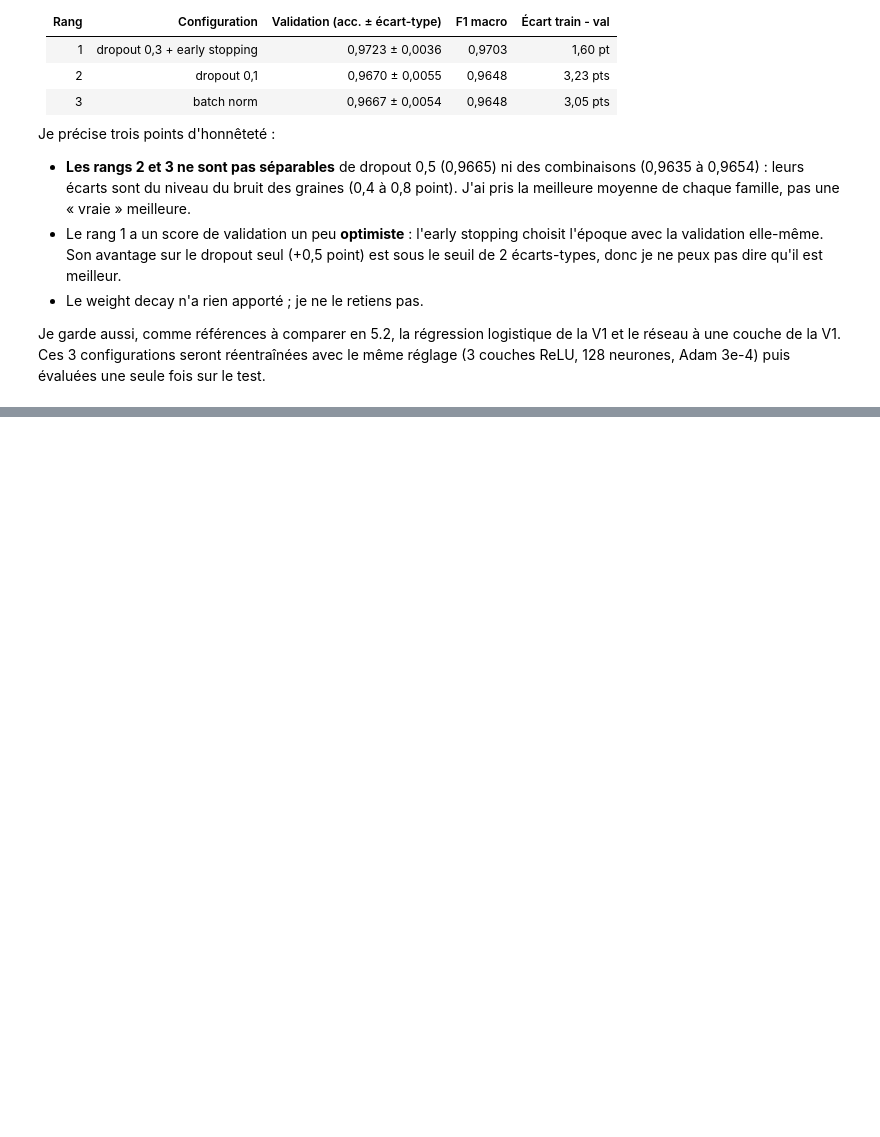
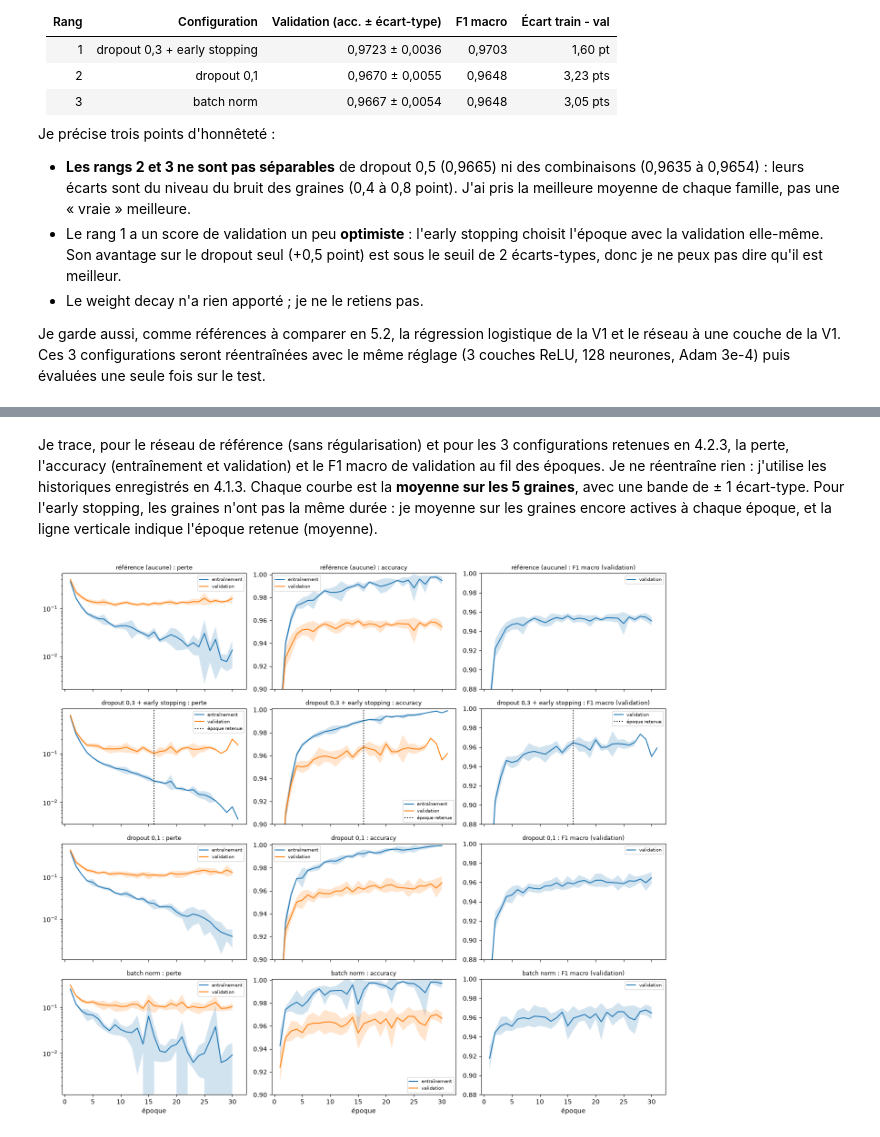
Before and after one commit to MarteOued/-tude-progressive-des-r-seaux-de-neurones-sur-le-jeu-de-donn-es-HAR, a Jupyter notebook: 2_reseau_profond.ipynb, the cells around one changed output, grey strips where cells are left out. Cells and saved outputs as stored; diff of their text form; code cells hidden in the pictures; blank space fills up the shorter version.

```diff
--- a/2_reseau_profond.ipynb
+++ b/2_reseau_profond.ipynb
@@ -606,0 +617,43 @@ print(list(RETENUES))
+# %% [markdown]
+Je trace, pour le réseau de référence (sans régularisation) et pour les 3 configurations retenues en 4.2.3, la perte, l'accuracy (entraînement et validation) et le F1 macro de validation au fil des époques. Je ne réentraîne rien : j'utilise les historiques enregistrés en 4.1.3. Chaque courbe est la **moyenne sur les 5 graines**, avec une bande de ± 1 écart-type. Pour l'early stopping, les graines n'ont pas la même durée : je moyenne sur les graines encore actives à chaque époque, et la ligne verticale indique l'époque retenue (moyenne).
+# %%
+def courbe_moy(nom, cle):
+    # Moyenne et écart-type sur les graines, époque par époque (les graines plus courtes sont ignorées après leur arrêt)
+    h = [hist_reg[(nom, g)][cle] for g in SEEDS]
+    n = max(len(x) for x in h)
+    mat = np.full((len(h), n), np.nan)
+    for k, x in enumerate(h):
+        mat[k, :len(x)] = x
+    return np.nanmean(mat, axis=0), np.nanstd(mat, axis=0, ddof=1)
+
+
+a_tracer = ["référence (aucune)"] + list(RETENUES)
+fig, axes = plt.subplots(len(a_tracer), 3, figsize=(14, 3.1 * len(a_tracer)), sharex="col")
+for r, nom in enumerate(a_tracer):
+    ep_ret = reg_df[reg_df["config"] == nom]["epoque"].mean()
+    for c, (titre, paires) in enumerate([
+            ("perte", [("train_loss", "entraînement"), ("val_loss", "validation")]),
+            ("accuracy", [("train_acc", "entraînement"), ("val_acc", "validation")]),
+            ("F1 macro (validation)", [("val_f1", "validation")])]):
+        ax = axes[r, c]
+        for cle, lab in paires:
+            m, s = courbe_moy(nom, cle)
+            x = np.arange(1, len(m) + 1)
+            ax.plot(x, m, label=lab)
+            ax.fill_between(x, m - s, m + s, alpha=0.2)
+        if "early" in nom:
+            ax.axvline(ep_ret, color="k", linestyle=":", label="époque retenue")
+        ax.set_title(f"{nom} : {titre}", fontsize=9)
+        if titre == "perte":
+            ax.set_yscale("log")
+        if titre == "accuracy":
+            ax.set_ylim(0.9, 1.001)
+        if titre.startswith("F1"):
+            ax.set_ylim(0.88, 1.0)
+        ax.legend(fontsize=7)
+for ax in axes[-1]:
+    ax.set_xlabel("époque")
+plt.tight_layout()
+plt.show()
+# %% [output]
+[figure, added]
```
Also changed, not shown: parts of 8 cells of this notebook, 1 other file.
